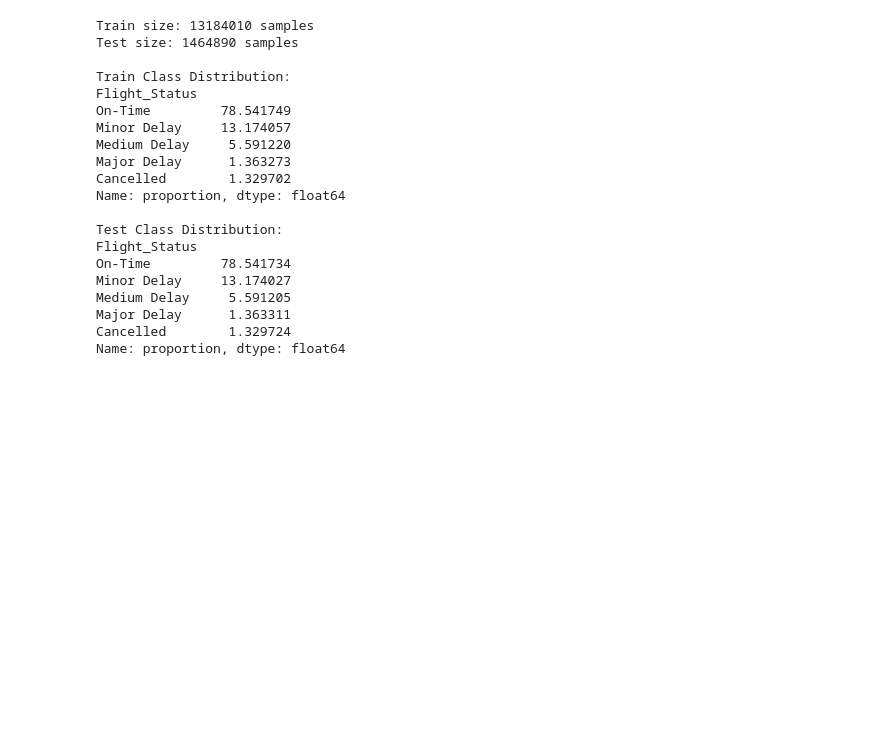
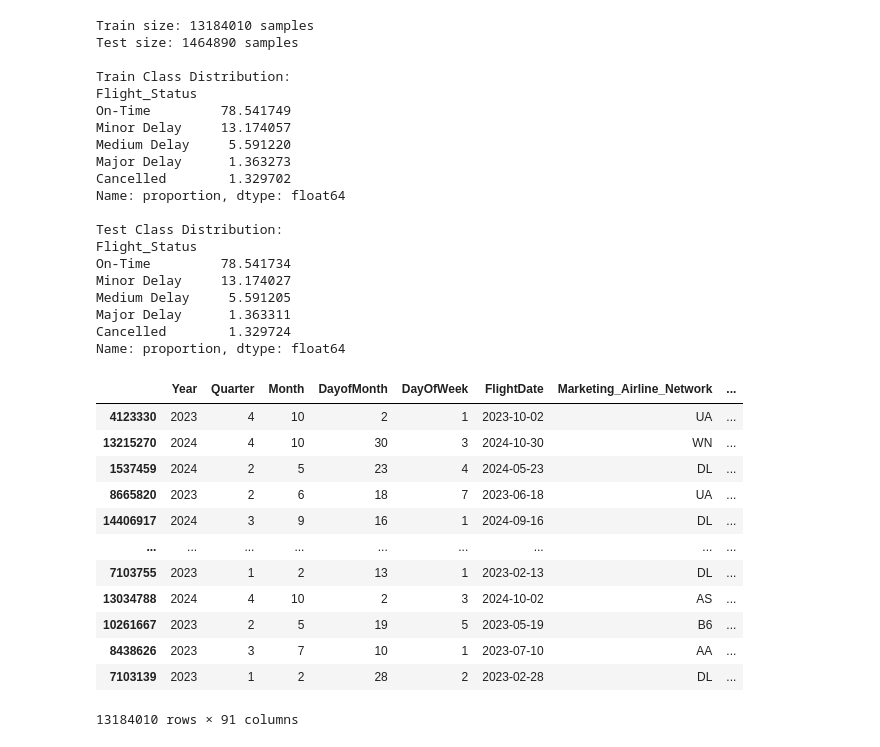
Before and after one commit to denibravo/NeuralNetworkProject, a Jupyter notebook: Delayed.ipynb, the cells around one changed output. Cells and saved outputs as stored; diff of their text form; code cells hidden in the pictures; blank space fills up the shorter version.

```diff
--- a/Delayed.ipynb
+++ b/Delayed.ipynb
@@ -534,3 +517,19 @@ Medium Delay     5.591205
 Major Delay      1.363311
 Cancelled        1.329724
 Name: proportion, dtype: float64
+# %%
+train_data
+# %% [output]
+|  | Year | Quarter | Month | DayofMonth | DayOfWeek | FlightDate | Marketing_Airline_Network | ... |
+| 4123330 | 2023 | 4 | 10 | 2 | 1 | 2023-10-02 | UA | ... |
+| 13215270 | 2024 | 4 | 10 | 30 | 3 | 2024-10-30 | WN | ... |
+| 1537459 | 2024 | 2 | 5 | 23 | 4 | 2024-05-23 | DL | ... |
+| 8665820 | 2023 | 2 | 6 | 18 | 7 | 2023-06-18 | UA | ... |
+| 14406917 | 2024 | 3 | 9 | 16 | 1 | 2024-09-16 | DL | ... |
+| ... | ... | ... | ... | ... | ... | ... | ... | ... |
+| 7103755 | 2023 | 1 | 2 | 13 | 1 | 2023-02-13 | DL | ... |
+| 13034788 | 2024 | 4 | 10 | 2 | 3 | 2024-10-02 | AS | ... |
+| 10261667 | 2023 | 2 | 5 | 19 | 5 | 2023-05-19 | B6 | ... |
+| 8438626 | 2023 | 3 | 7 | 10 | 1 | 2023-07-10 | AA | ... |
+| 7103139 | 2023 | 1 | 2 | 28 | 2 | 2023-02-28 | DL | ... |
+13184010 rows × 91 columns
```
Also changed, not shown: parts of 11 cells of this notebook, 1 other file.
